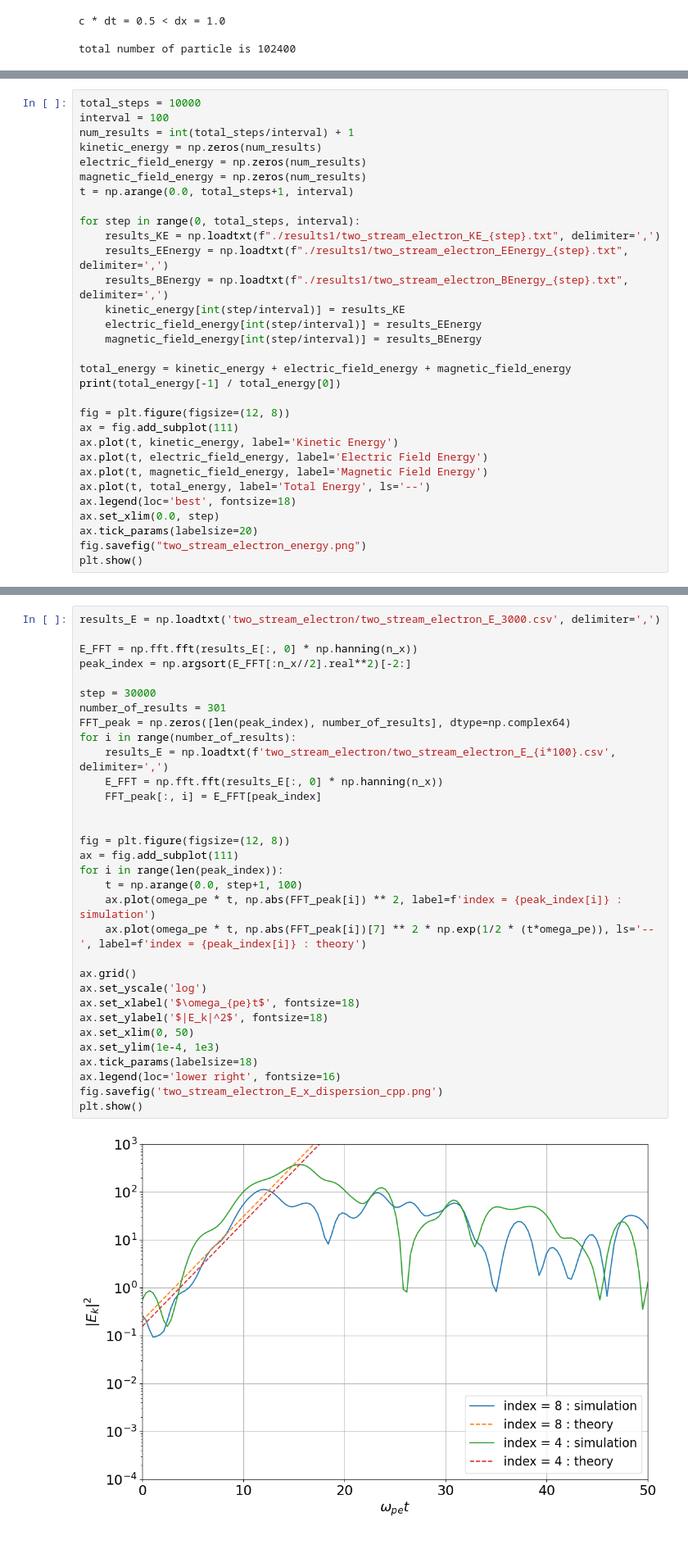
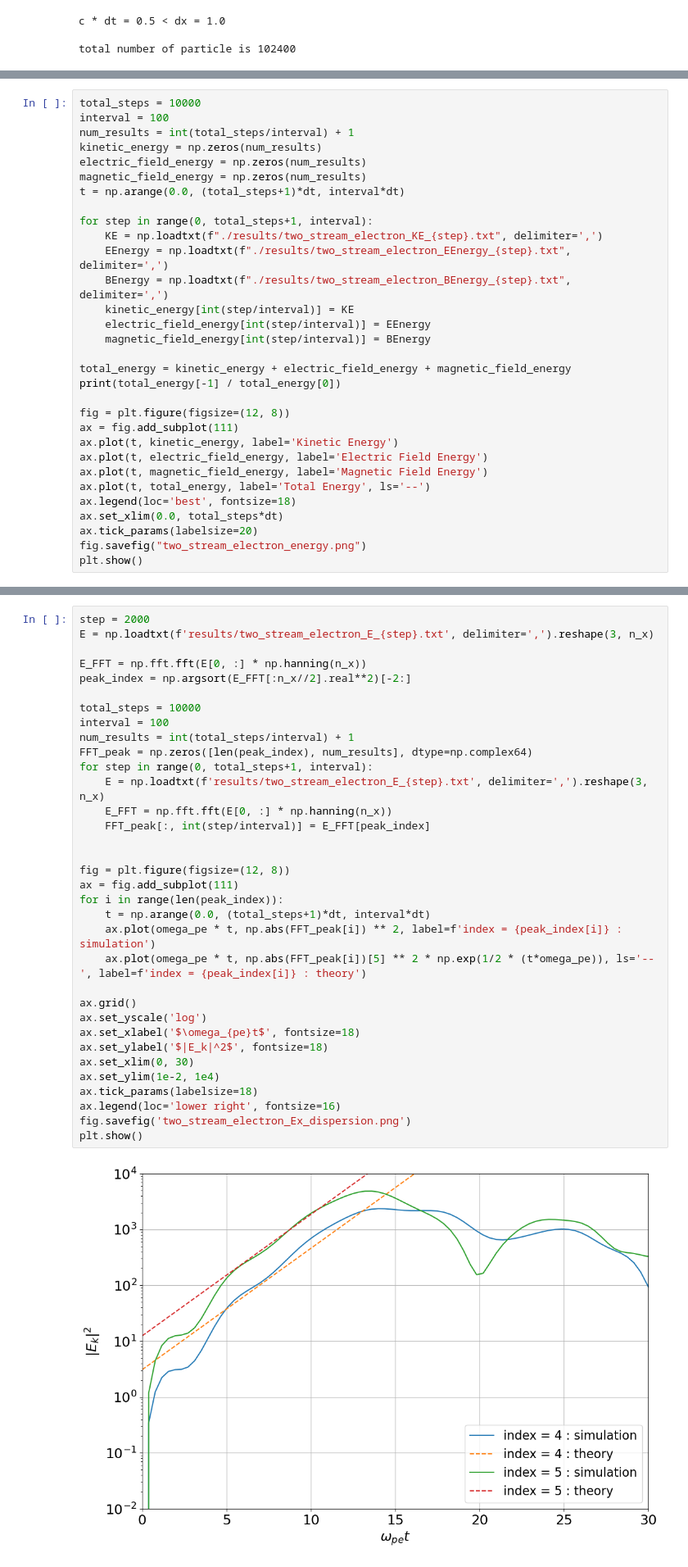
Before and after one commit to keita-akutagawa/pic_cpp_oop, a Jupyter notebook: examples_1D/two_stream_electron/PIC1D_two_stream_electron.ipynb, the cells around one changed output, grey strips where cells are left out. Shown at 82% size. Saved outputs shown, nothing was run; the diff lists cells and outputs as text; blank space fills up the shorter version.

```diff
--- a/examples_1D/two_stream_electron/PIC1D_two_stream_electron.ipynb
+++ b/examples_1D/two_stream_electron/PIC1D_two_stream_electron.ipynb
@@ -139,15 +139,15 @@ num_results = int(total_steps/interval) + 1
 kinetic_energy = np.zeros(num_results)
 electric_field_energy = np.zeros(num_results)
 magnetic_field_energy = np.zeros(num_results)
-t = np.arange(0.0, total_steps+1, interval)
+t = np.arange(0.0, (total_steps+1)*dt, interval*dt)
 
-for step in range(0, total_steps, interval):
-    results_KE = np.loadtxt(f"./results1/two_stream_electron_KE_{step}.txt", delimiter=',')
-    results_EEnergy = np.loadtxt(f"./results1/two_stream_electron_EEnergy_{step}.txt", delimiter=',')
-    results_BEnergy = np.loadtxt(f"./results1/two_stream_electron_BEnergy_{step}.txt", delimiter=',')
-    kinetic_energy[int(step/interval)] = results_KE
-    electric_field_energy[int(step/interval)] = results_EEnergy
-    magnetic_field_energy[int(step/interval)] = results_BEnergy
+for step in range(0, total_steps+1, interval):
+    KE = np.loadtxt(f"./results/two_stream_electron_KE_{step}.txt", delimiter=',')
+    EEnergy = np.loadtxt(f"./results/two_stream_electron_EEnergy_{step}.txt", delimiter=',')
+    BEnergy = np.loadtxt(f"./results/two_stream_electron_BEnergy_{step}.txt", delimiter=',')
+    kinetic_energy[int(step/interval)] = KE
+    electric_field_energy[int(step/interval)] = EEnergy
+    magnetic_field_energy[int(step/interval)] = BEnergy
 
 total_energy = kinetic_energy + electric_field_energy + magnetic_field_energy
 print(total_energy[-1] / total_energy[0])
@@ -159,7 +159,7 @@ ax.plot(t, electric_field_energy, label='Electric Field Energy')
 ax.plot(t, magnetic_field_energy, label='Magnetic Field Energy')
 ax.plot(t, total_energy, label='Total Energy', ls='--')
 ax.legend(loc='best', fontsize=18)
-ax.set_xlim(0.0, step)
+ax.set_xlim(0.0, total_steps*dt)
 ax.tick_params(labelsize=20)
 fig.savefig("two_stream_electron_energy.png")
 plt.show()
@@ -203,34 +205,36 @@ plt.xlim(0, 10)
 # %%
-results_E = np.loadtxt('two_stream_electron/two_stream_electron_E_3000.csv', delimiter=',')
+step = 2000
+E = np.loadtxt(f'results/two_stream_electron_E_{step}.txt', delimiter=',').reshape(3, n_x)
 
-E_FFT = np.fft.fft(results_E[:, 0] * np.hanning(n_x))
+E_FFT = np.fft.fft(E[0, :] * np.hanning(n_x))
 peak_index = np.argsort(E_FFT[:n_x//2].real**2)[-2:]
 
-step = 30000
-number_of_results = 301
-FFT_peak = np.zeros([len(peak_index), number_of_results], dtype=np.complex64)
-for i in range(number_of_results):
-    results_E = np.loadtxt(f'two_stream_electron/two_stream_electron_E_{i*100}.csv', delimiter=',')
-    E_FFT = np.fft.fft(results_E[:, 0] * np.hanning(n_x))
-    FFT_peak[:, i] = E_FFT[peak_index]
+total_steps = 10000
+interval = 100
+num_results = int(total_steps/interval) + 1
+FFT_peak = np.zeros([len(peak_index), num_results], dtype=np.complex64)
+for step in range(0, total_steps+1, interval):
+    E = np.loadtxt(f'results/two_stream_electron_E_{step}.txt', delimiter=',').reshape(3, n_x)
+    E_FFT = np.fft.fft(E[0, :] * np.hanning(n_x))
+    FFT_peak[:, int(step/interval)] = E_FFT[peak_index]
 
 
 fig = plt.figure(figsize=(12, 8))
 ax = fig.add_subplot(111)
 for i in range(len(peak_index)):
-    t = np.arange(0.0, step+1, 100)
+    t = np.arange(0.0, (total_steps+1)*dt, interval*dt)
     ax.plot(omega_pe * t, np.abs(FFT_peak[i]) ** 2, label=f'index = {peak_index[i]} : simulation')
-    ax.plot(omega_pe * t, np.abs(FFT_peak[i])[7] ** 2 * np.exp(1/2 * (t*omega_pe)), ls='--', label=f'index = {peak_index[i]} : theory')
+    ax.plot(omega_pe * t, np.abs(FFT_peak[i])[5] ** 2 * np.exp(1/2 * (t*omega_pe)), ls='--', label=f'index = {peak_index[i]} : theory')
 
 ax.grid()
 ax.set_yscale('log')
 ax.set_xlabel('$\omega_{pe}t$', fontsize=18)
 ax.set_ylabel('$|E_k|^2$', fontsize=18)
-ax.set_xlim(0, 50)
-ax.set_ylim(1e-4, 1e3)
+ax.set_xlim(0, 30)
+ax.set_ylim(1e-2, 1e4)
 ax.tick_params(labelsize=18)
 ax.legend(loc='lower right', fontsize=16)
-fig.savefig('two_stream_electron_E_x_dispersion_cpp.png')
+fig.savefig('two_stream_electron_Ex_dispersion.png')
 plt.show()
 # %% [output]
-[figure, old version]
+[figure, new version]
```
Also changed, not shown: parts of 7 cells of this notebook.
